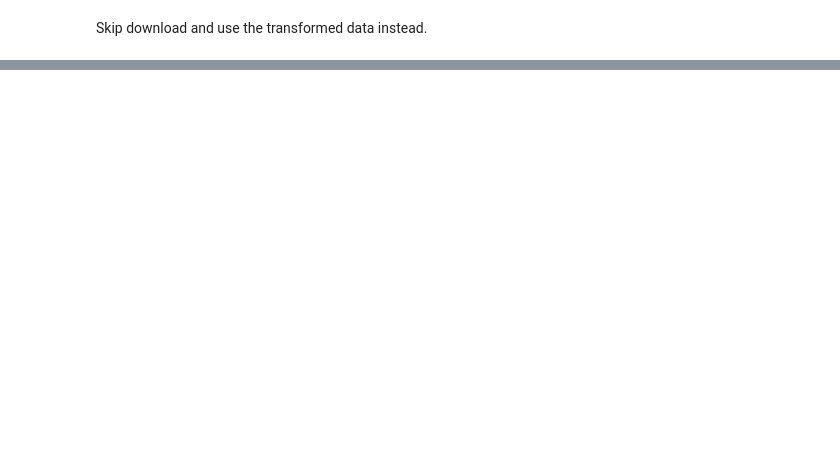
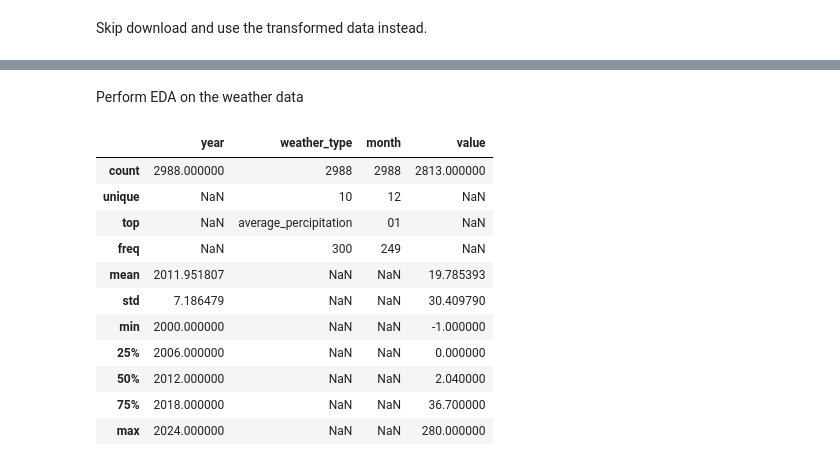
Before and after one commit to paulr28/Msc_Capstone, a Jupyter notebook: Data_Collection.ipynb, the cells around one changed output, grey strips where cells are left out. Saved outputs shown, nothing was run; the diff lists cells and outputs as text; code cells hidden in the pictures; blank space fills up the shorter version.

```diff
--- a/Data_Collection.ipynb
+++ b/Data_Collection.ipynb
@@ -322,0 +499,3 @@ volume_count_small.describe(include="all")
+# %%
+# load the transformed dataframe from a csv file
+weather = pd.read_csv("weather.csv")
@@ -322,0 +616,26 @@ volume_count_small.describe(include="all")
+# %% [markdown]
+Perform EDA on the weather data
+# %%
+# Perform EDA on the weather dataframe
+weather.describe(include='all')
+
+
+# Check the correlation between the columns
+#weather.corr()
+
+# Print a correlation heatmap
+#import seaborn as sns
+#sns.heatmap(weather.corr())
+# %% [output]
+|  | year | weather_type | month | value |
+| count | 2988.000000 | 2988 | 2988 | 2813.000000 |
+| unique | NaN | 10 | 12 | NaN |
+| top | NaN | average_percipitation | 01 | NaN |
+| freq | NaN | 300 | 249 | NaN |
+| mean | 2011.951807 | NaN | NaN | 19.785393 |
+| std | 7.186479 | NaN | NaN | 30.409790 |
+| min | 2000.000000 | NaN | NaN | -1.000000 |
+| 25% | 2006.000000 | NaN | NaN | 0.000000 |
+| 50% | 2012.000000 | NaN | NaN | 2.040000 |
+| 75% | 2018.000000 | NaN | NaN | 36.700000 |
+| max | 2024.000000 | NaN | NaN | 280.000000 |
```
Also changed, not shown: parts of 115 cells of this notebook, 1 other file.
